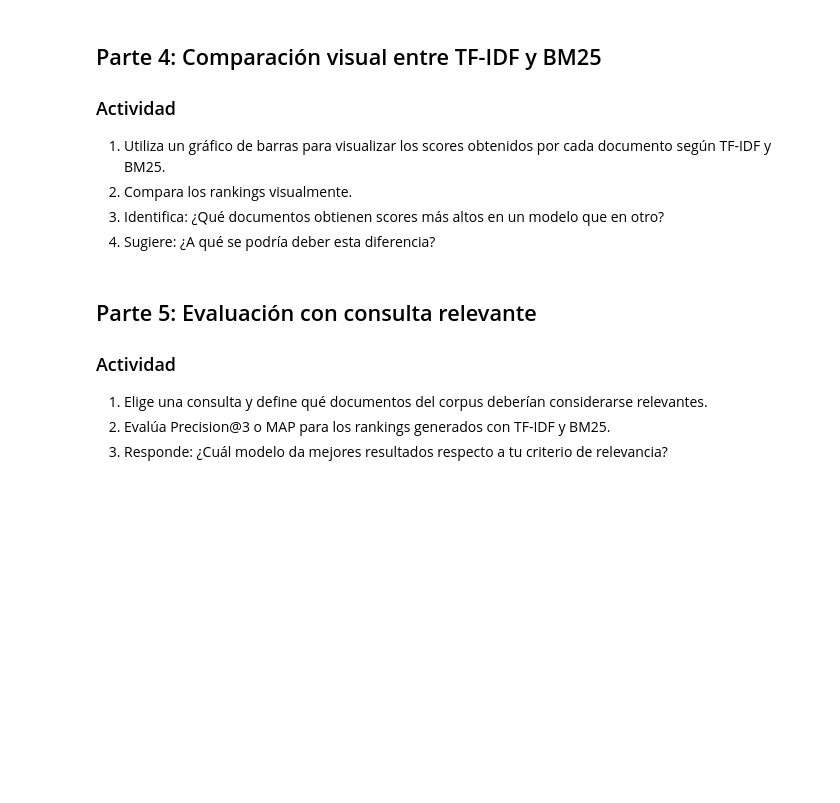
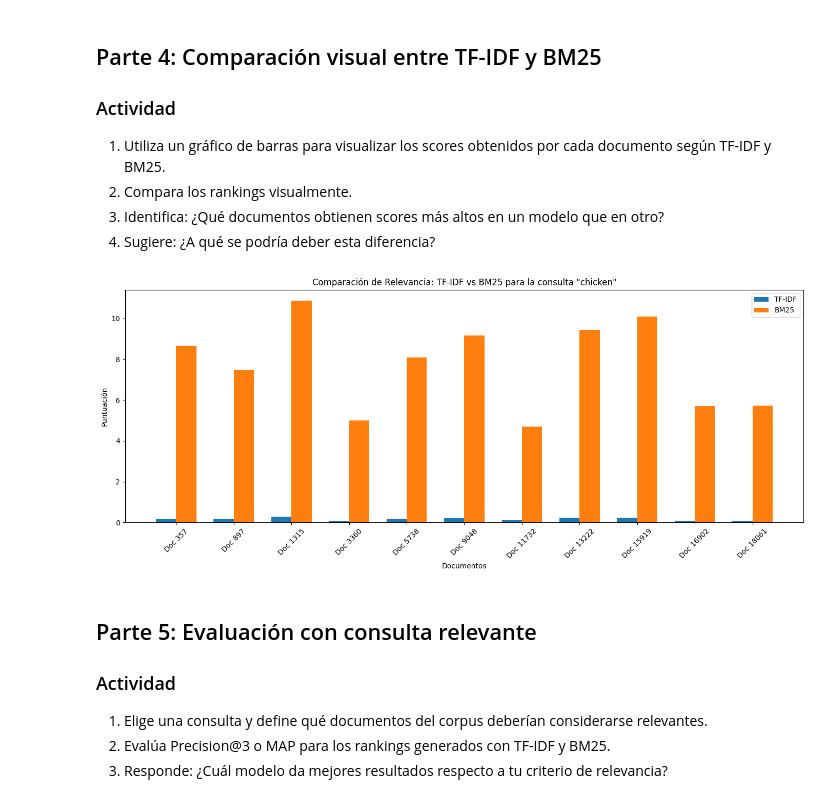
Before and after one commit to StevenErazoLaguna/Recuperaci-n-de-informaci-n, a Jupyter notebook: Tarea04/04bm25.ipynb, the cells around one changed output. Saved outputs shown, nothing was run; the diff lists cells and outputs as text; code cells hidden in the pictures; blank space fills up the shorter version.

```diff
--- a/Tarea04/04bm25.ipynb
+++ b/Tarea04/04bm25.ipynb
@@ -228,6 +226,49 @@ me know and maybe I can improve the example.
 2. Compara los rankings visualmente.
 3. Identifica: ¿Qué documentos obtienen scores más altos en un modelo que en otro?
 4. Sugiere: ¿A qué se podría deber esta diferencia?
+# %%
+import numpy as np
+from sklearn.metrics.pairwise import cosine_similarity
+
+# Consulta a utilizar
+consulta = "chicken"
+
+# Vectorizar la consulta con el mismo vectorizador TF-IDF entrenado
+consulta_tfidf = tfidf_vectorizer.transform([consulta])
+
+# Calcular similitud coseno entre la consulta y todos los documentos
+similitudes = cosine_similarity(consulta_tfidf, X_tfidf).flatten()
+
+# Obtener top N documentos por TF-IDF
+top_n = 10
+top_tfidf_idx = np.argsort(similitudes)[::-1][:top_n]
+top_bm25_idx = np.argsort(scores)[::-1][:top_n]
+
+# Construir data para gráfico
+doc_indices_union = sorted(set(top_tfidf_idx).union(set(top_bm25_idx)))
+tfidf_scores_plot = [similitudes[i] for i in doc_indices_union]
+bm25_scores_plot = [scores[i] for i in doc_indices_union]
+doc_labels = [f"Doc {i}" for i in doc_indices_union]
+
+# Generar gráfico comparativo corregido
+import matplotlib.pyplot as plt
+
+plt.figure(figsize=(14, 6))
+x = np.arange(len(doc_indices_union))
+width = 0.35
+
+plt.bar(x - width/2, tfidf_scores_plot, width, label='TF-IDF')
+plt.bar(x + width/2, bm25_scores_plot, width, label='BM25')
+
+plt.xlabel('Documentos')
+plt.ylabel('Puntuación')
+plt.title('Comparación de Relevancia: TF-IDF vs BM25 para la consulta "chicken"')
+plt.xticks(ticks=x, labels=doc_labels, rotation=45)
+plt.legend()
+plt.tight_layout()
+plt.show()
+# %% [output]
+[figure, added]
 # %% [markdown]
 ## Parte 5: Evaluación con consulta relevante
 
```
Also changed, not shown: parts of 3 cells of this notebook.
